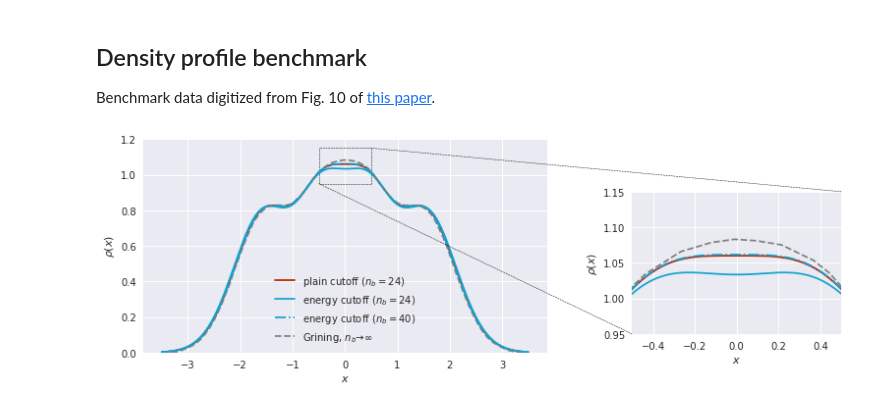
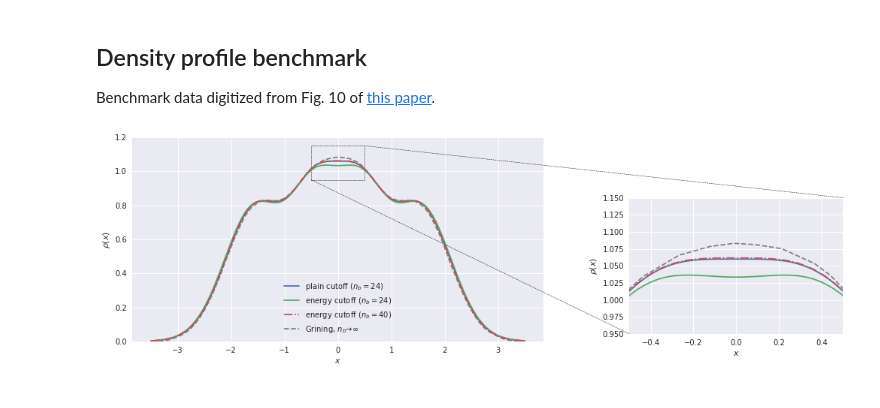
Before and after one commit to rammelmueller/fermifci_data_repo, a Jupyter notebook: example_data/example_II/example_II.ipynb, the cells around one changed output. Saved outputs shown, nothing was run; the diff lists cells and outputs as text; code cells hidden in the pictures.

```diff
--- a/example_data/example_II/example_II.ipynb
+++ b/example_data/example_II/example_II.ipynb
@@ -98,8 +98,8 @@ n_up, n_down = 3, 1
 
 with plt.style.context("seaborn"):
     fig, ax = plt.subplots()
-    fig.set_size_inches(12, 4)
-    iax = zoomed_inset_axes(ax, 4, loc='lower left', bbox_to_anchor=(600,50))
+    fig.set_size_inches(16, 5)
+    iax = zoomed_inset_axes(ax, 4, loc='lower left', bbox_to_anchor=(800,50))
 
     # Plain density.
     nb = 24
@@ -109,7 +109,7 @@ with plt.style.context("seaborn"):
     density = normalize_density(x,-data_up['density'])*n_up + normalize_density(x,-data_down['density'])*n_down
 
     for a in [ax, iax]:
-        a.plot(x, density, ls='-', marker='', label='plain cutoff ($n_b = {:d}$)'.format(nb), color='#B82200')
+        a.plot(x, density, ls='-', marker='', label='plain cutoff ($n_b = {:d}$)'.format(nb))
 
     # Energy restricted density.
     nb = 24
@@ -118,38 +118,38 @@ with plt.style.context("seaborn"):
     x = data_up['x']
     density = normalize_density(x,-data_up['density'])*n_up + normalize_density(x,-data_down['density'])*n_down
     for a in [ax, iax]:
-        a.plot(x, density,  ls='-', marker='', label='energy cutoff ($n_b = {:d}$)'.format(nb), color='#11A3D0')
+        a.plot(x, density,  ls='-', marker='', label='energy cutoff ($n_b = {:d}$)'.format(nb))
 
     nb_more = 40
     data_up = pd.read_csv("restricted_density_up_nb={:d}.csv".format(nb_more))
     data_down = pd.read_csv("restricted_density_down_nb={:d}.csv".format(nb_more))
     x = data_up['x']
     density = normalize_density(x,-data_up['density'])*n_up + normalize_density(x,-data_down['density'])*n_down
     for a in [ax, iax]:
-        a.plot(x, density, ls='-.', marker='', zorder=10, label='energy cutoff ($n_b = {:d}$)'.format(nb_more), color='#11A3D0')
+        a.plot(x, density, ls='-.', marker='', zorder=10, label='energy cutoff ($n_b = {:d}$)'.format(nb_more))
 
 
     # Benchmark.
     grin_density = pd.read_csv('grining_density_g=5_N=3+1.dat')
     for a in [ax, iax]:
         a.plot(grin_density['x'], grin_density['rho'], color='gray', ls='--', marker='', label='Grining, $n_b\\to\infty$')
 
     # ---
     iax.set_xlim(-0.5, 0.5)
     iax.set_ylim(0.95, 1.15)
     mark_inset(ax, iax, loc1=3, loc2=1, fc="none", ec="black", lw=0.5, ls='--')
     iax.set_xticks([], minor=True)
     iax.set_yticks([], minor=True)
 
     ax.set_xticks([], minor=True)
     ax.set_yticks([], minor=True)
 
     for a in [ax, iax]:
         a.set_xlabel('$x$')
         a.set_ylabel('$\\rho(x)$')
     ax.set_ylim(0, 1.2)
     ax.legend(loc='lower center')
 
     fig.subplots_adjust(right=0.6)
 # %% [output]
-[figure, old version]
+[figure, new version]
```
Also changed, not shown: 6 other files.
